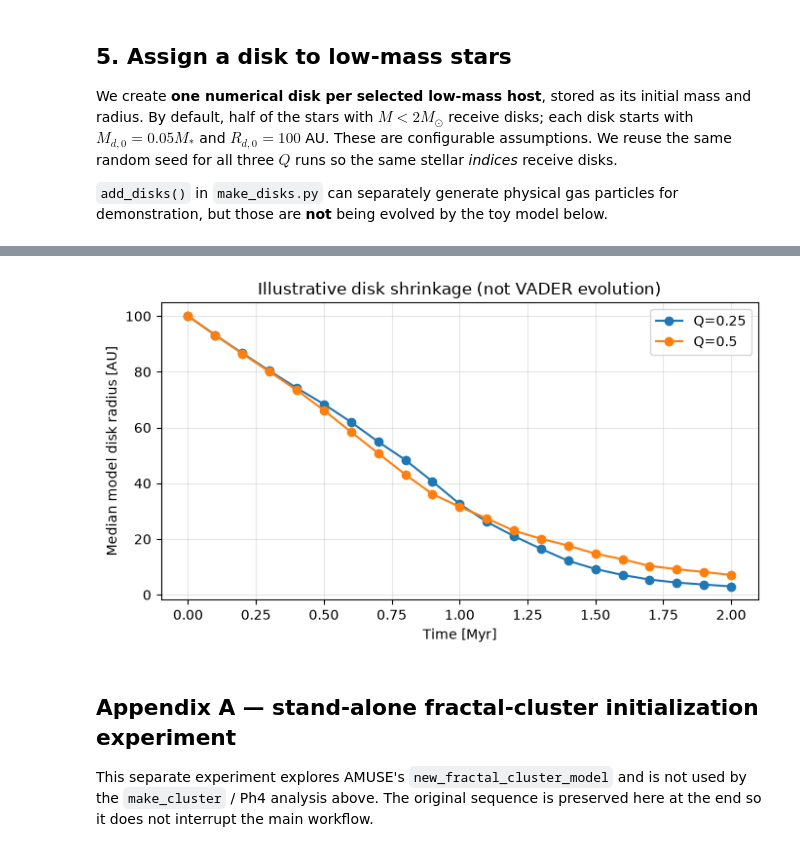
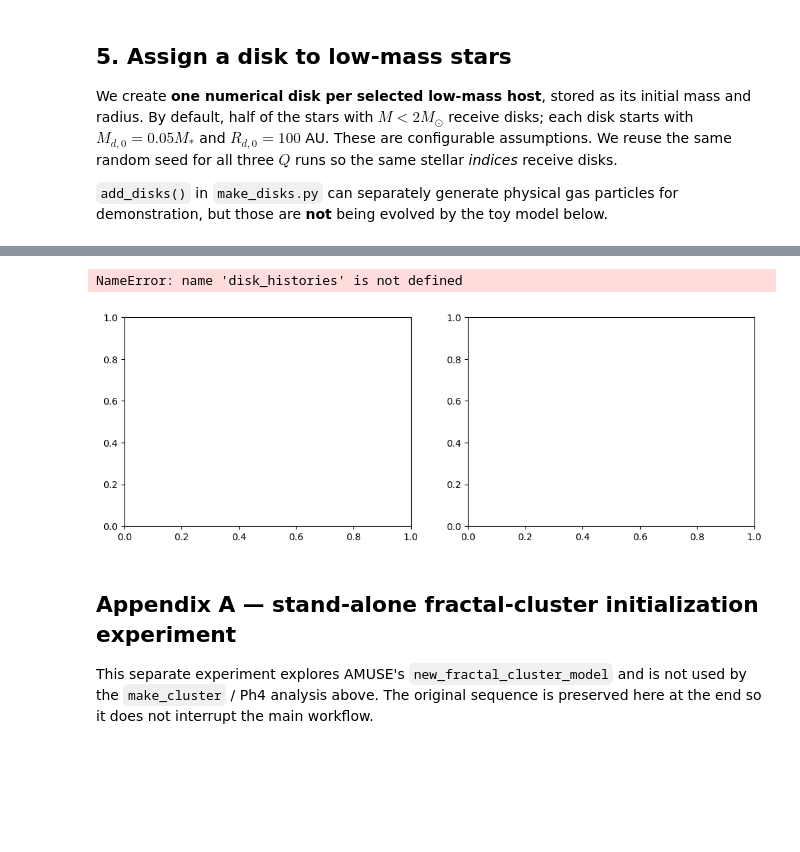
Before and after one commit to sapounas20/AMUSE_project, a Jupyter notebook: Clustering_reorganized.ipynb, the cells around one changed output, grey strips where cells are left out. Drawn from its saved outputs; the diff is of its cells as text; code cells hidden in the pictures; blank space fills up the shorter version.

```diff
--- a/Clustering_reorganized.ipynb
+++ b/Clustering_reorganized.ipynb
@@ -270,18 +282,35 @@ Q=0.5: median mass remaining at 2.0 Myr = 0.5%
-# %%
-# Optional diagnostic: compare the median disk radius, using the toy shrinkage law.
-fig, ax = plt.subplots(figsize=(7, 4))
-for label, result in disk_results.items():
-    ax.plot(result["times_myr"], np.median(result["radius_au"], axis=1),
-            "o-", label=label)
-ax.set_xlabel("Time [Myr]")
-ax.set_ylabel("Median model disk radius [AU]")
-ax.set_title("Illustrative disk shrinkage (not VADER evolution)")
-ax.grid(alpha=0.3)
-ax.legend()
-plt.tight_layout()
-plt.show()
-# %% [output]
-[figure, removed]
+# %%
+### We should vary this Survival Threshold & see the changes!
+SURVIVAL_THRESHOLD = 0.1
+
+# initializing plot
+fig, ax = plt.subplots(1, 2, figsize=(12, 4))
+
+# looping through disks
+for label, h in disk_histories.items():
+
+    ### ??? ###
+    t = h["times_myr"]
+    remaining = h["remaining_fraction"]          # shape: (n_snapshots, n_disks)
+    # defining remaining disks
+    alive = remaining >= SURVIVAL_THRESHOLD
+
+    # plotting remaining disks
+    ax[0].plot(t, alive.mean(axis=1), "o-", label=label)
+    ax[1].plot(t, np.median(remaining, axis=1), "o-", label=label)
+    print(f"{label}: {alive[-1].mean():.1%} of disks survive at {t[-1]:.1f} Myr")
+
+# setting labels, titles, etc.
+ax[0].set_ylabel("Fraction of disks surviving")
+ax[0].set_ylim(0, 1.05)
+ax[1].set_ylabel("Median remaining disk mass fraction")
+ax[1].set_yscale("log")
+for a in ax:
+    a.set_xlabel("Time [Myr]"); a.legend(); a.grid(alpha=0.3)
+plt.tight_layout(); plt.show()
+# %% [output]
+NameError: name 'disk_histories' is not defined
+[figure, added]
 # %% [markdown]
 
 ## Appendix A — stand-alone fractal-cluster initialization experiment
```
Also changed, not shown: parts of 11 cells of this notebook, 2 other files.
